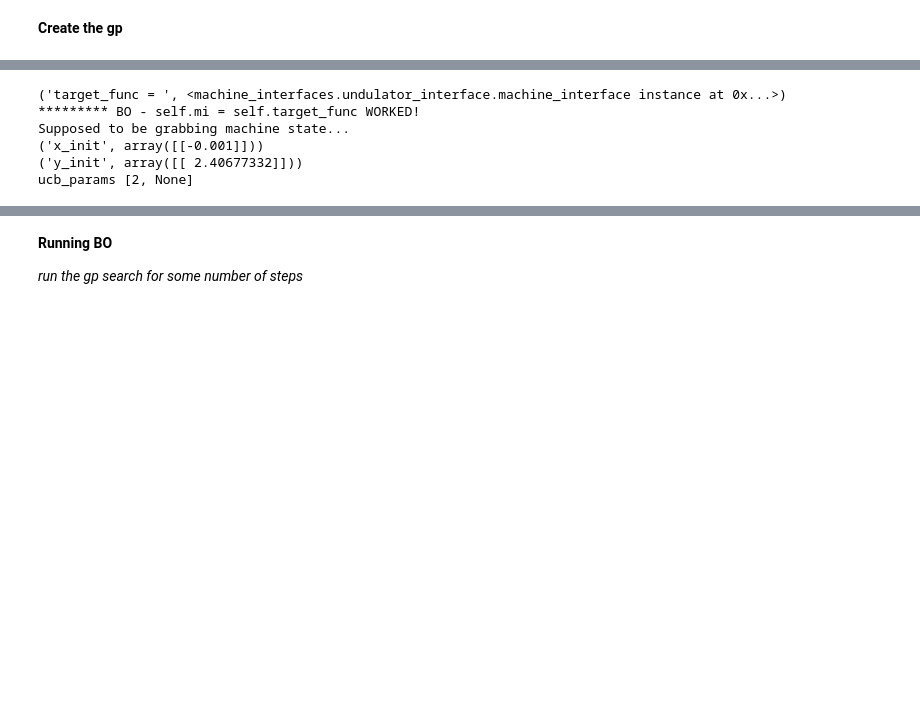
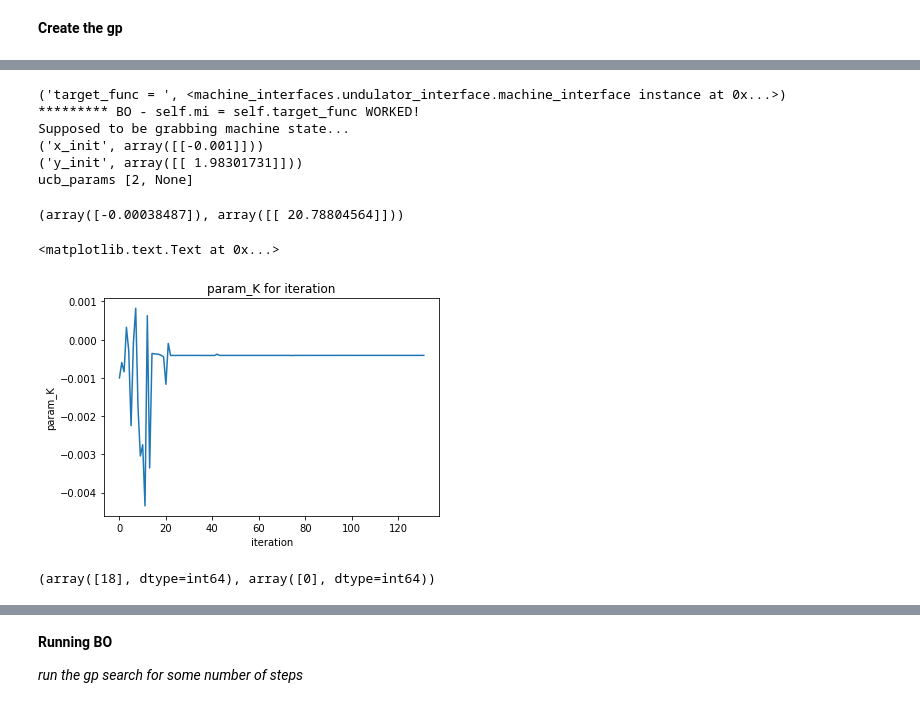
Before and after one commit to hhwer/some_work, a Jupyter notebook: GP/GP/Undulator_Tapering-master/undulator_tapering-Copy1.ipynb, the cells around one changed output, grey strips where cells are left out. Cells and saved outputs as stored; diff of their text form; code cells hidden in the pictures; blank space fills up the shorter version.

```diff
--- a/GP/GP/Undulator_Tapering-master/undulator_tapering-Copy1.ipynb
+++ b/GP/GP/Undulator_Tapering-master/undulator_tapering-Copy1.ipynb
@@ -33,11 +42,11 @@ mi = mi_module.machine_interface(dev_ids = dev_ids, start_point = start_point)
 # %%
-k=np.linspace(1,7,20)
+k=np.linspace(-1,1,20)
 x_list = []
 y_list = []
 y = []
 for i in k:
     #pass in param_K
-    mi.setX(-i/1000)
+    mi.setX(-0.00038487-i/100000)
     s=mi.getState()
     print(s)
     yi = s[1][0][0]
@@ -99,9 +135,6 @@ a=[np.array([[ 32.2361913]]), 0.0]
 gp.computeCov(x_list[0],x_list[1])
 # %%
 gp.KB[0]
-# %%
-
-gp.update(np.array([[0]]),y_list[8])
 # %%
 for x,y in zip(x_list[::], y_list[::]):
     print(x,y)
@@ -155,5 +188,5 @@ print('ucb_params',opt.ucb_params)
 ********* BO - self.mi = self.target_func WORKED!
 Supposed to be grabbing machine state...
 ('x_init', array([[-0.001]]))
-('y_init', array([[ 2.40677332]]))
+('y_init', array([[ 1.98301731]]))
 ucb_params [2, None]
@@ -166,4 +193,23 @@ ucb_params [2, None]
+# %%
+opt.lengthscales[0]=1
 # %%
 opt.OptIter()
 # %%
 #opt.model.predict(np.array(-0.00093098, ndmin=2))
+opt.best_seen()
+# %% [output]
+(array([-0.00038487]), array([[ 20.78804564]]))
+# %%
+plt.plot(opt.X_obs)
+plot.plot()
+plt.xlabel('iteration')
+plt.ylabel('param_K')
+plt.title('param_K for iteration')
+# %% [output]
+<matplotlib.text.Text at 0x...>
+[figure, added]
+# %%
+t = np.array(Obj_state_s)
+np.where(t==t.max())
+# %% [output]
+(array([18], dtype=int64), array([0], dtype=int64))
```
Also changed, not shown: parts of 16 cells of this notebook, 19 other files.
